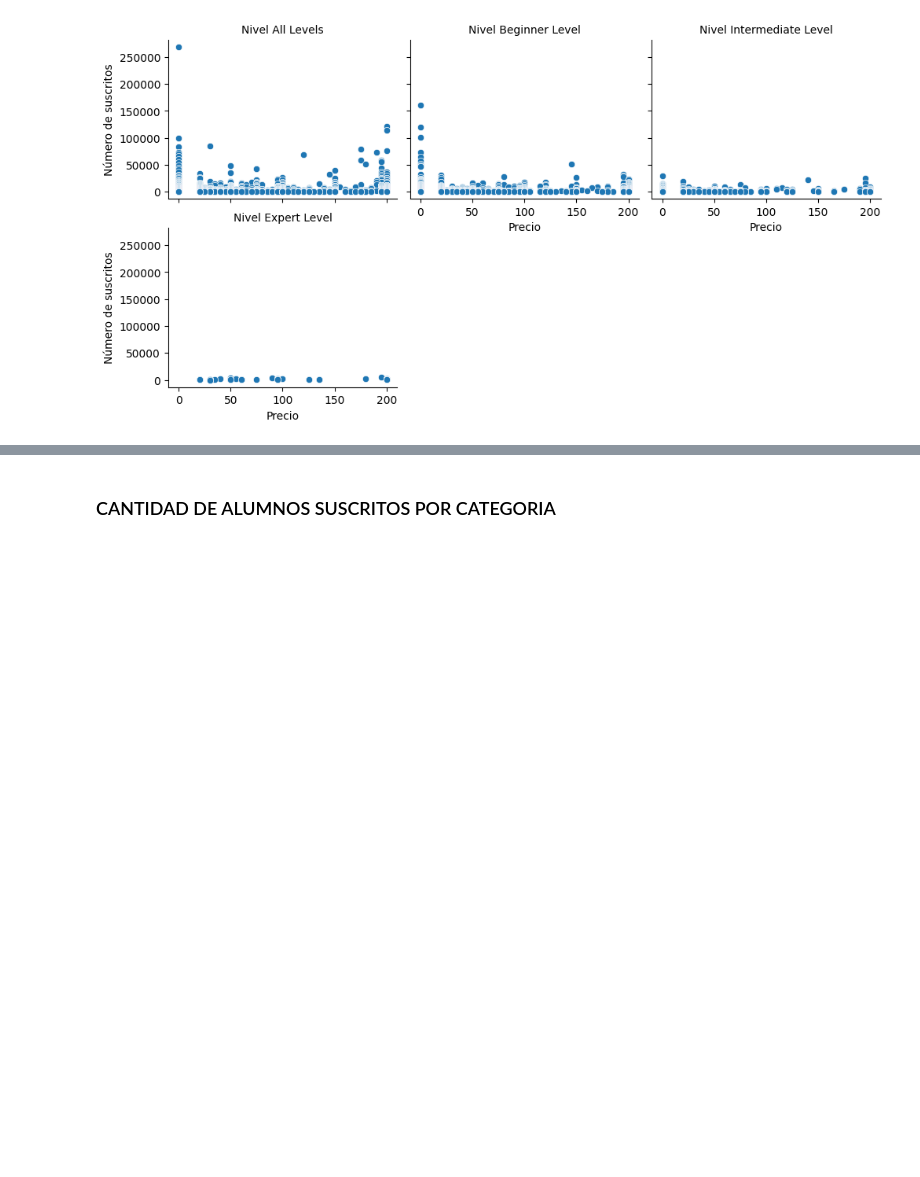
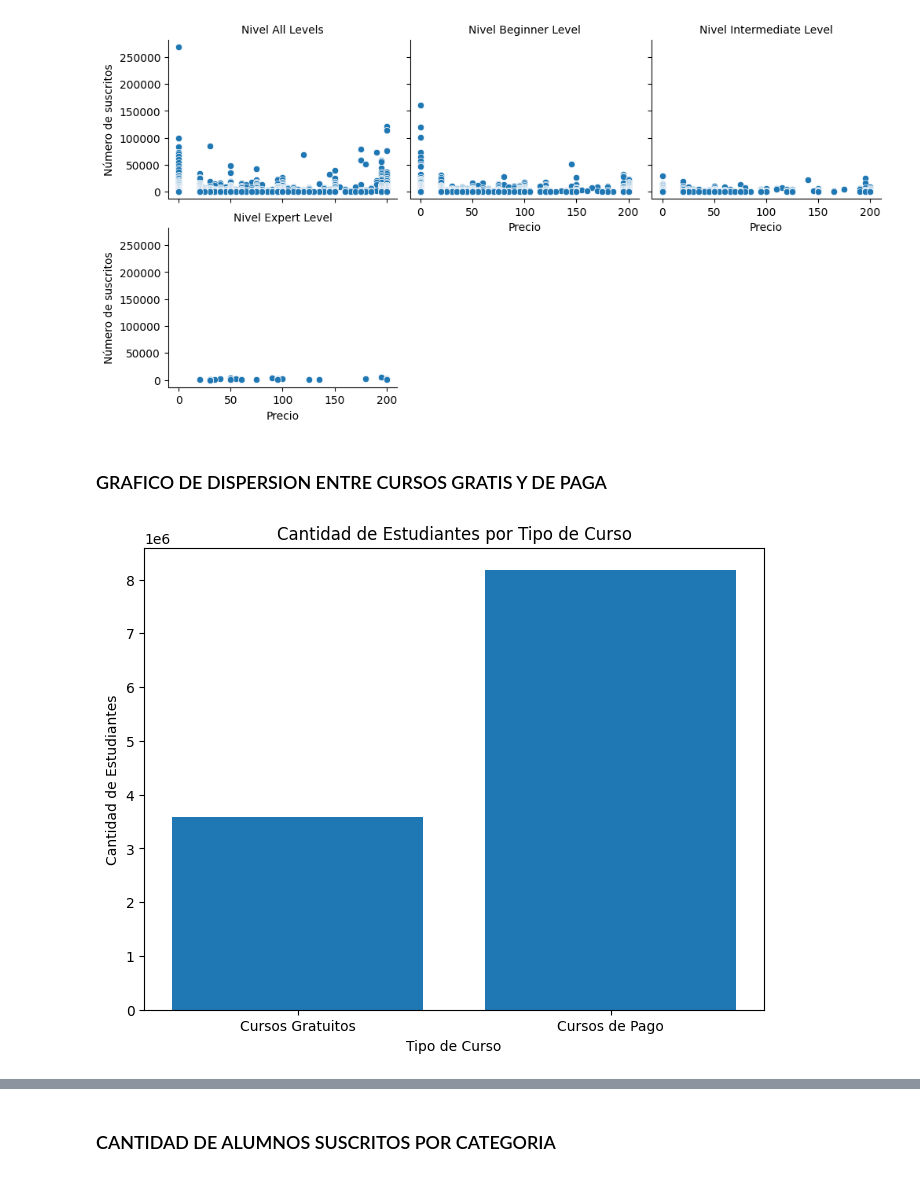
Before and after one commit to pedroOria/PI02_data_analitics, a Jupyter notebook: EDA_udemy.ipynb, the cells around one changed output, grey strips where cells are left out. Saved outputs shown, nothing was run; the diff lists cells and outputs as text; code cells hidden in the pictures; blank space fills up the shorter version.

```diff
--- a/EDA_udemy.ipynb
+++ b/EDA_udemy.ipynb
@@ -113,3 +113,21 @@ g.fig.set_figwidth(10)
 plt.show()
 # %% [output]
 [figure]
+# %% [markdown]
+### GRAFICO DE DISPERSION ENTRE CURSOS GRATIS Y DE PAGA
+# %%
+cursos_gratis = cursos[cursos['price']==0]['num_subscribers'].sum()
+cursos_pagos = cursos[cursos['price'] > 0]['num_subscribers'].sum()
+# %%
+# Esta grafica nos ayuda a tener una vision de que cursos tienen mayor numero de estudiantes
+etiquetas = ['Cursos Gratuitos', 'Cursos de Pago']
+estudiantes = [cursos_gratis, cursos_pagos]
+
+fig, ax = plt.subplots(figsize=(8, 6))
+ax.bar(etiquetas, estudiantes)
+ax.set_xlabel('Tipo de Curso')
+ax.set_ylabel('Cantidad de Estudiantes')
+ax.set_title('Cantidad de Estudiantes por Tipo de Curso')
+plt.show()
+# %% [output]
+[figure, added]
```
Also changed, not shown: parts of 5 cells of this notebook, 2 other files.
